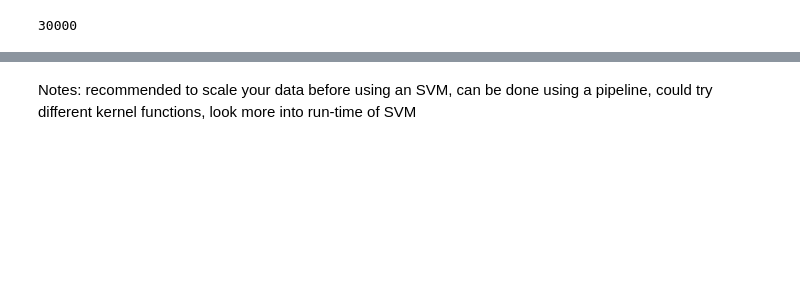
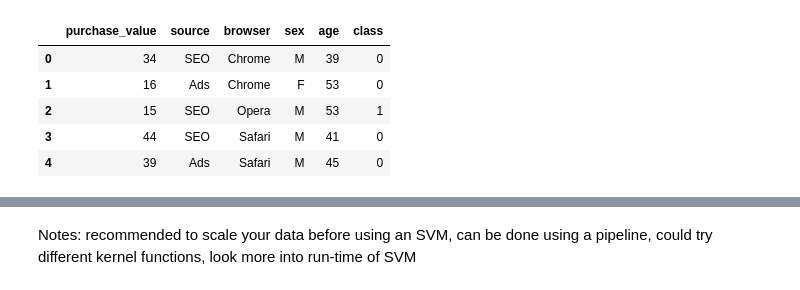
Before and after one commit to ngetachew/p-fraud, a Jupyter notebook: test-andrew.ipynb, the cells around one changed output, grey strips where cells are left out. Saved outputs shown, nothing was run; the diff lists cells and outputs as text; code cells hidden in the pictures; blank space fills up the shorter version.

```diff
--- a/test-andrew.ipynb
+++ b/test-andrew.ipynb
@@ -33,19 +41,21 @@ df = df_transaction[features]
 # %%
 # Sort features into categorical and numerical types
-target = 'isFraud'
+target = 'class'
 # Categorical features
-cat = ['TransactionDT']
-# Numeric features
-num = ['TransactionAmt']
+cat = ['source', 'browser', 'sex']
+num = ['purchase_value', 'age']
 # %%
 # Drop rows with missing features
 df = df.dropna()
-df = df[:10000]
 y = df[target].values
 df.head()
-df.size
 # %% [output]
-30000
+|  | purchase_value | source | browser | sex | age | class |
+| 0 | 34 | SEO | Chrome | M | 39 | 0 |
+| 1 | 16 | Ads | Chrome | F | 53 | 0 |
+| 2 | 15 | SEO | Opera | M | 53 | 1 |
+| 3 | 44 | SEO | Safari | M | 41 | 0 |
+| 4 | 39 | Ads | Safari | M | 45 | 0 |
 # %%
 x_cat = df.filter(items = cat).values
 x_num = df.filter(items = num).values
```
Also changed, not shown: parts of 15 cells of this notebook.
